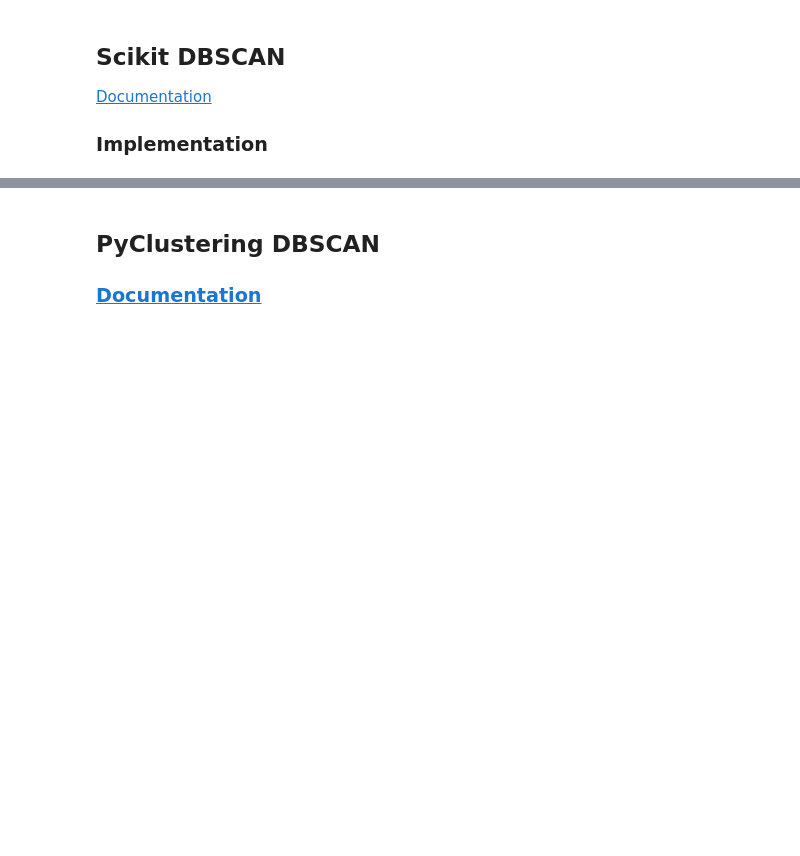
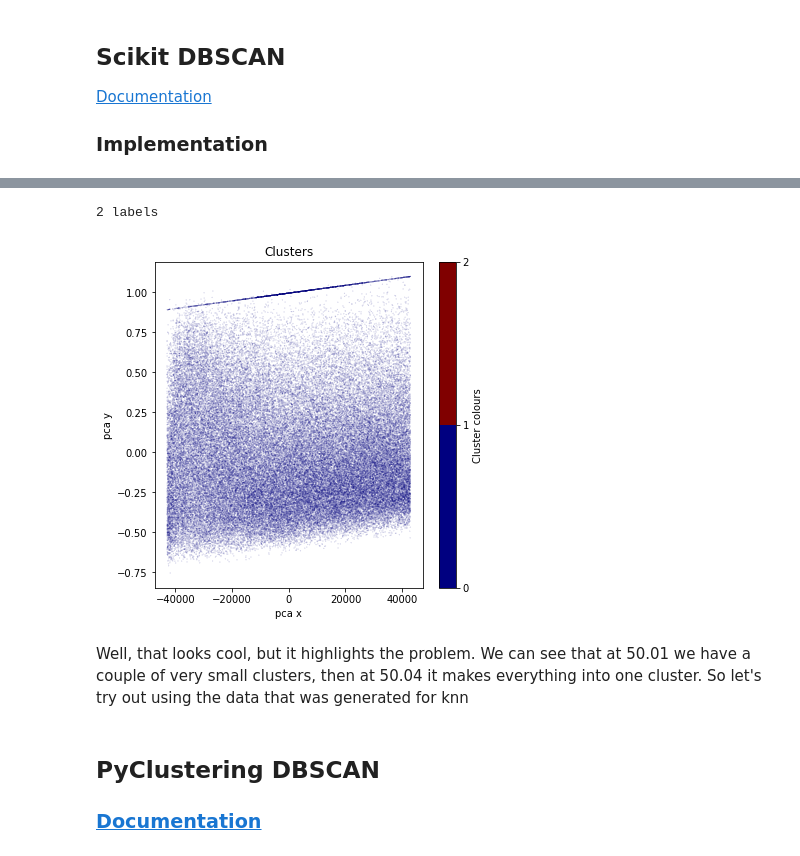
Before and after one commit to Nick-vdM/3804ICT-Data-mining, a Jupyter notebook: density/dscan.ipynb, the cells around one changed output, grey strips where cells are left out. Drawn from its saved outputs; the diff is of its cells as text; code cells hidden in the pictures; blank space fills up the shorter version.

```diff
--- a/density/dscan.ipynb
+++ b/density/dscan.ipynb
@@ -187,0 +341,14 @@ print("Frequency table", np.unique(np.unique(scikit_movies_clustering.labels_, r
+# %%
+# Median was 50.04
+make_plot(
+    DBSCAN(
+        eps=np.median(max_neighbours_distances), min_samples=MIN_POINTS
+    ).fit(MOVIES_FEATURES), PCA_x, PCA_y
+)
+# %% [output]
+2 labels
+[figure, added]
+# %% [markdown]
+Well, that looks cool, but it highlights the problem. We can see that at 50.01 we have a couple of very small
+clusters, then at 50.04 it makes everything into one cluster. So let's try out using the data that was generated for
+knn
```
Also changed, not shown: parts of 33 cells of this notebook, 3 other files.
